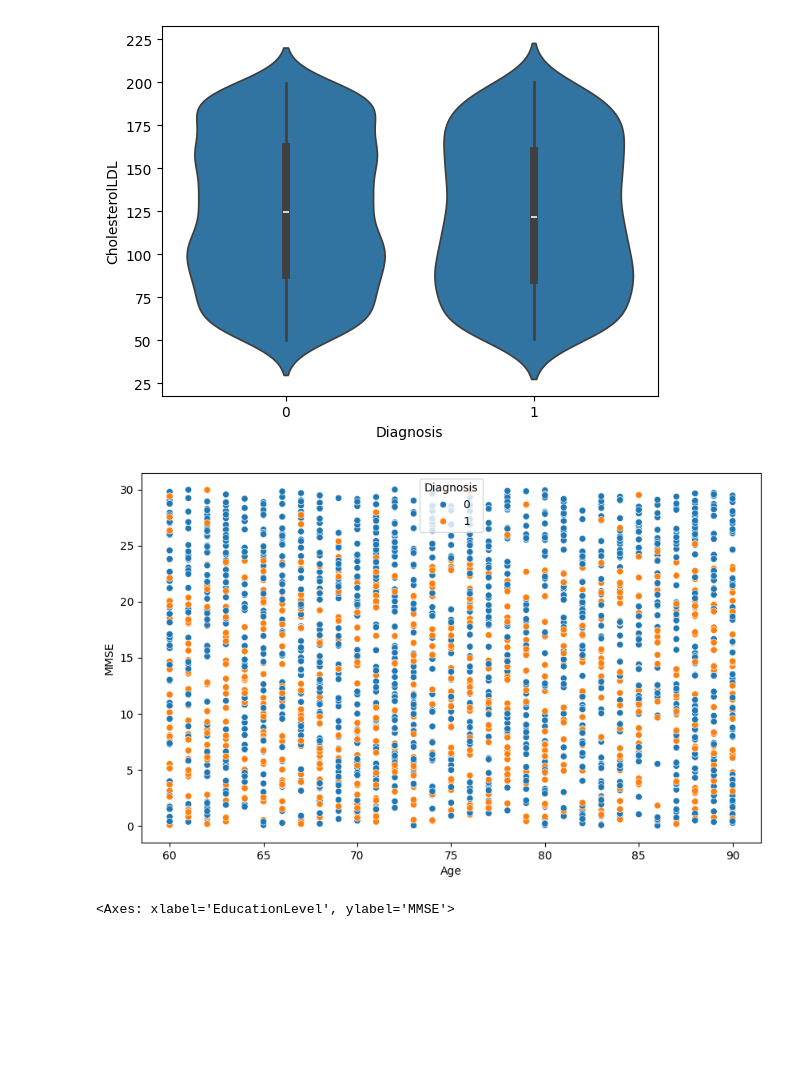
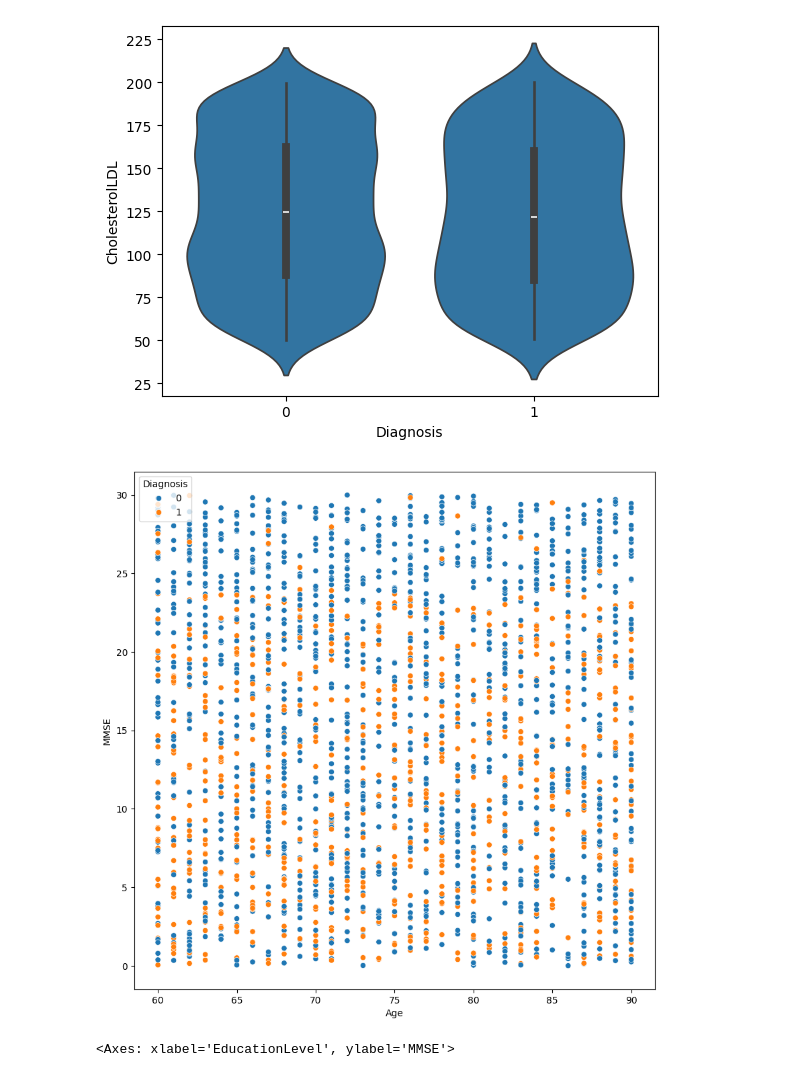
Before and after one commit to AShyamkumar19/Alzheimer-Prediction-Model, a Jupyter notebook: FEATURE ANALYSIS/exploration.ipynb, the cells around one changed output. Saved outputs shown, nothing was run; the diff lists cells and outputs as text; code cells hidden in the pictures; blank space fills up the shorter version.

```diff
--- a/FEATURE ANALYSIS/exploration.ipynb
+++ b/FEATURE ANALYSIS/exploration.ipynb
@@ -153,11 +153,11 @@ sns.violinplot(x='Diagnosis', y='CholesterolLDL', data=data)
 <Axes: xlabel='Diagnosis', ylabel='CholesterolLDL'>
 [figure]
 # %%
-plt.figure(figsize=(10,6))
+plt.figure(figsize=(10,10))
 sns.scatterplot(x='Age', y=mmse, hue='Diagnosis', data=data)
 plt.show()
 # %% [output]
-[figure, old version]
+[figure, new version]
 # %%
 sns.boxplot(x='EducationLevel', y=mmse, data=data)
 # %% [output]
```
Also changed, not shown: parts of 2 cells of this notebook, 2 other files.
